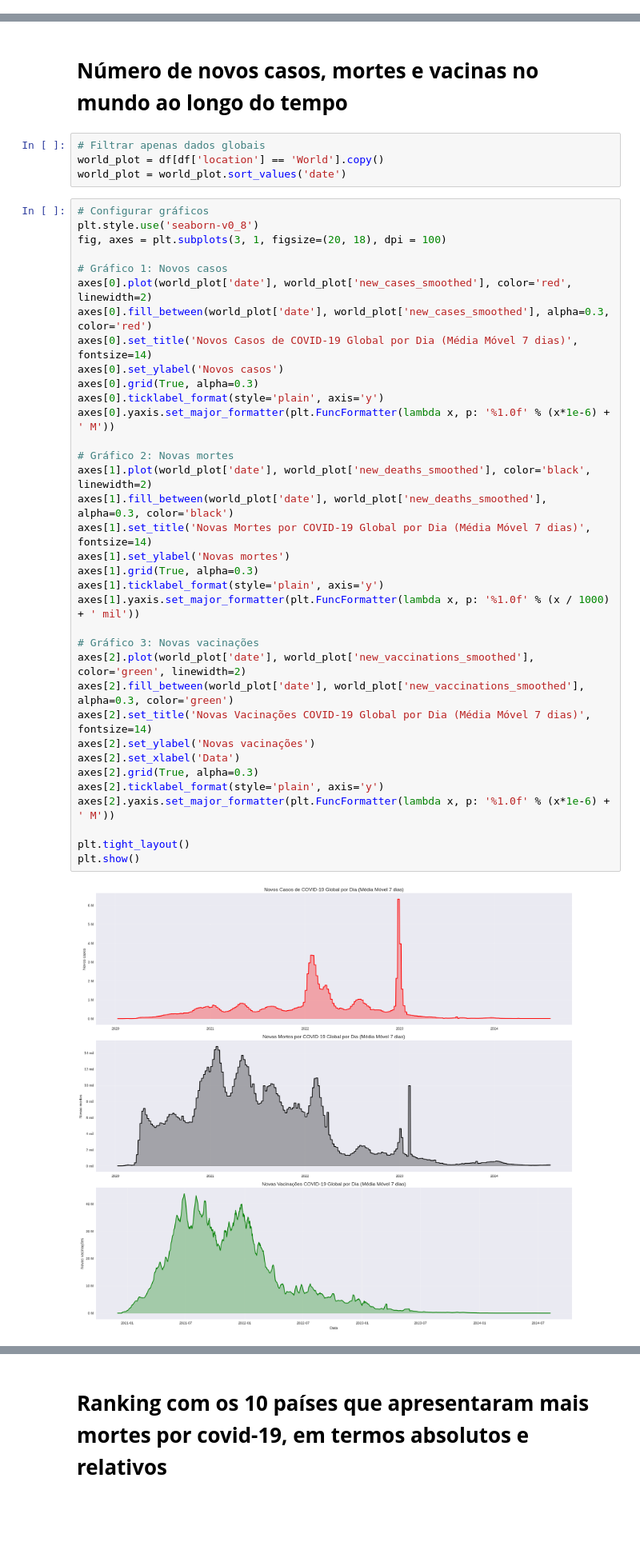
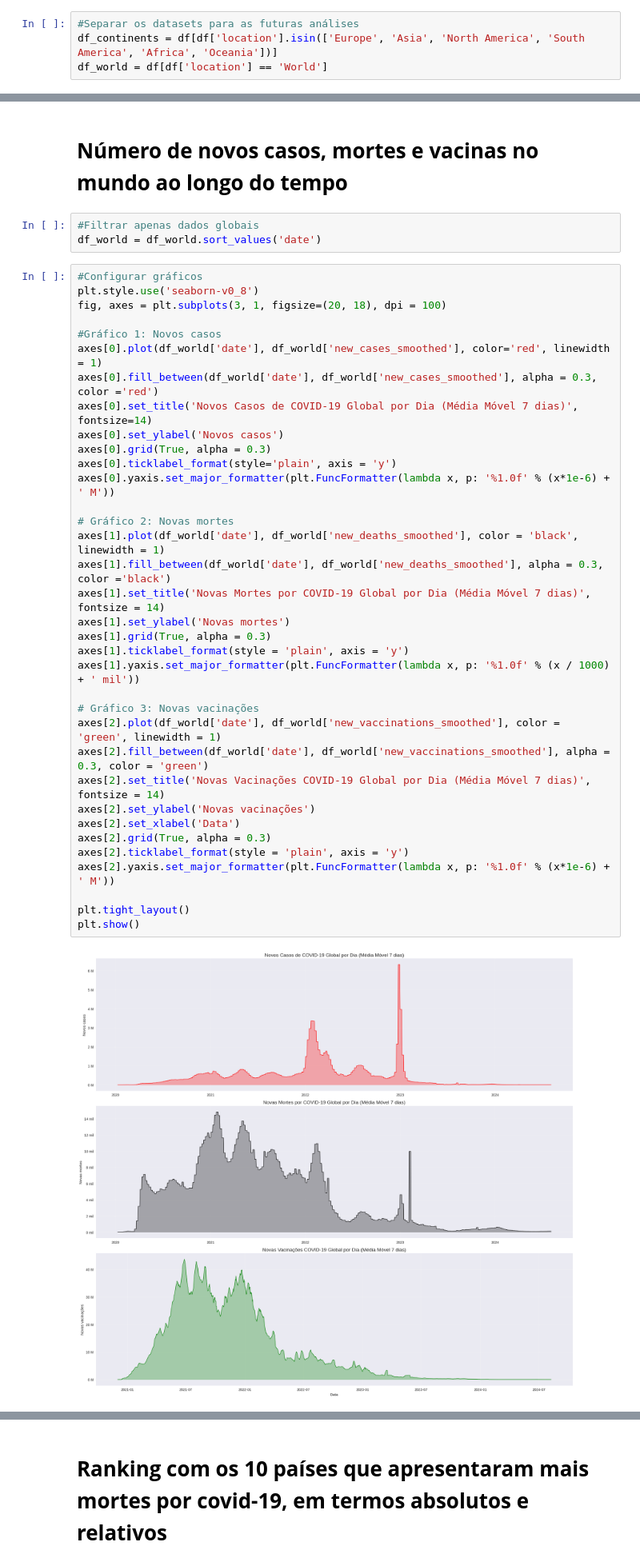
Before and after one commit to LRLeite/Data-Analytics, a Jupyter notebook: Projeto COVID-19/covid_19.ipynb, the cells around one changed output, grey strips where cells are left out. Shown at 80% size. Saved outputs shown, nothing was run; the diff lists cells and outputs as text; blank space fills up the shorter version.

```diff
--- a/Projeto COVID-19/covid_19.ipynb
+++ b/Projeto COVID-19/covid_19.ipynb
@@ -204,0 +205,4 @@ df.groupby('location')['total_vaccinations'].max()[df.groupby('location')['total
+# %%
+#Separar os datasets para as futuras análises
+df_continents = df[df['location'].isin(['Europe', 'Asia', 'North America', 'South America', 'Africa', 'Oceania'])]
+df_world = df[df['location'] == 'World']
@@ -208,45 +218,44 @@ Esta seção se dedica à análise dos dados de COVID-19, com foco em tendência
 # %% [markdown]
 # **Número de novos casos, mortes e vacinas no mundo ao longo do tempo**
 # %%
-# Filtrar apenas dados globais
-world_plot = df[df['location'] == 'World'].copy()
-world_plot = world_plot.sort_values('date')
+#Filtrar apenas dados globais
+df_world = df_world.sort_values('date')
 # %%
-# Configurar gráficos
+#Configurar gráficos
 plt.style.use('seaborn-v0_8')
 fig, axes = plt.subplots(3, 1, figsize=(20, 18), dpi = 100)
 
-# Gráfico 1: Novos casos
-axes[0].plot(world_plot['date'], world_plot['new_cases_smoothed'], color='red', linewidth=2)
-axes[0].fill_between(world_plot['date'], world_plot['new_cases_smoothed'], alpha=0.3, color='red')
+#Gráfico 1: Novos casos
+axes[0].plot(df_world['date'], df_world['new_cases_smoothed'], color='red', linewidth = 1)
+axes[0].fill_between(df_world['date'], df_world['new_cases_smoothed'], alpha = 0.3, color ='red')
 axes[0].set_title('Novos Casos de COVID-19 Global por Dia (Média Móvel 7 dias)', fontsize=14)
 axes[0].set_ylabel('Novos casos')
-axes[0].grid(True, alpha=0.3)
-axes[0].ticklabel_format(style='plain', axis='y')
+axes[0].grid(True, alpha = 0.3)
+axes[0].ticklabel_format(style='plain', axis = 'y')
 axes[0].yaxis.set_major_formatter(plt.FuncFormatter(lambda x, p: '%1.0f' % (x*1e-6) + ' M'))
 
 # Gráfico 2: Novas mortes
-axes[1].plot(world_plot['date'], world_plot['new_deaths_smoothed'], color='black', linewidth=2)
-axes[1].fill_between(world_plot['date'], world_plot['new_deaths_smoothed'], alpha=0.3, color='black')
-axes[1].set_title('Novas Mortes por COVID-19 Global por Dia (Média Móvel 7 dias)', fontsize=14)
+axes[1].plot(df_world['date'], df_world['new_deaths_smoothed'], color = 'black', linewidth = 1)
+axes[1].fill_between(df_world['date'], df_world['new_deaths_smoothed'], alpha = 0.3, color ='black')
+axes[1].set_title('Novas Mortes por COVID-19 Global por Dia (Média Móvel 7 dias)', fontsize = 14)
 axes[1].set_ylabel('Novas mortes')
-axes[1].grid(True, alpha=0.3)
-axes[1].ticklabel_format(style='plain', axis='y')
+axes[1].grid(True, alpha = 0.3)
+axes[1].ticklabel_format(style = 'plain', axis = 'y')
 axes[1].yaxis.set_major_formatter(plt.FuncFormatter(lambda x, p: '%1.0f' % (x / 1000) + ' mil'))
 
 # Gráfico 3: Novas vacinações
-axes[2].plot(world_plot['date'], world_plot['new_vaccinations_smoothed'], color='green', linewidth=2)
-axes[2].fill_between(world_plot['date'], world_plot['new_vaccinations_smoothed'], alpha=0.3, color='green')
-axes[2].set_title('Novas Vacinações COVID-19 Global por Dia (Média Móvel 7 dias)', fontsize=14)
+axes[2].plot(df_world['date'], df_world['new_vaccinations_smoothed'], color = 'green', linewidth = 1)
+axes[2].fill_between(df_world['date'], df_world['new_vaccinations_smoothed'], alpha = 0.3, color = 'green')
+axes[2].set_title('Novas Vacinações COVID-19 Global por Dia (Média Móvel 7 dias)', fontsize = 14)
 axes[2].set_ylabel('Novas vacinações')
 axes[2].set_xlabel('Data')
-axes[2].grid(True, alpha=0.3)
-axes[2].ticklabel_format(style='plain', axis='y')
+axes[2].grid(True, alpha = 0.3)
+axes[2].ticklabel_format(style = 'plain', axis = 'y')
 axes[2].yaxis.set_major_formatter(plt.FuncFormatter(lambda x, p: '%1.0f' % (x*1e-6) + ' M'))
 
 plt.tight_layout()
 plt.show()
 # %% [output]
-[figure, old version]
+[figure, new version]
 # %% [markdown]
 # **Número de casos, mortes, vacinas e relação caso-fatalidade por continente**
```
Also changed, not shown: parts of 33 cells of this notebook.
